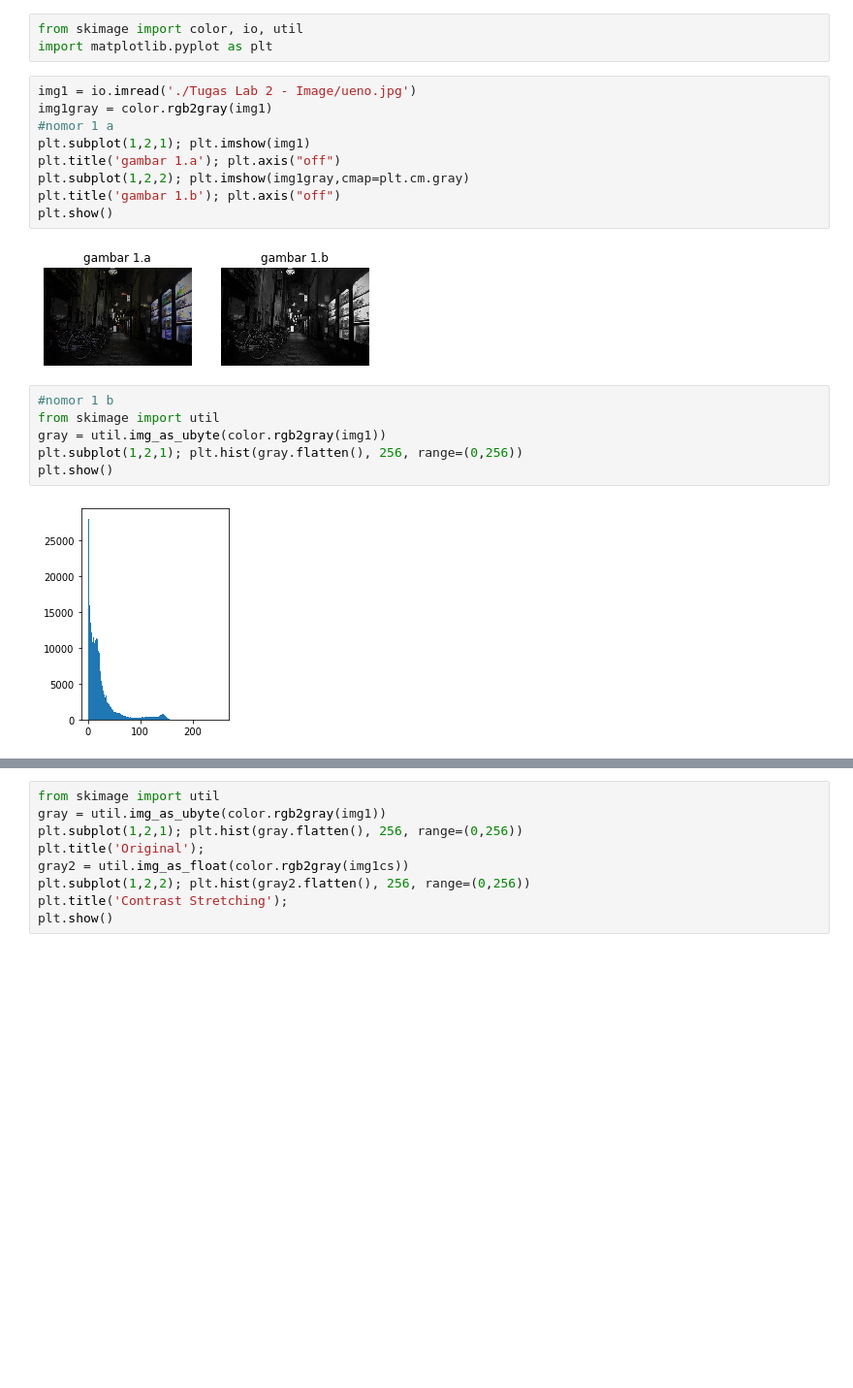
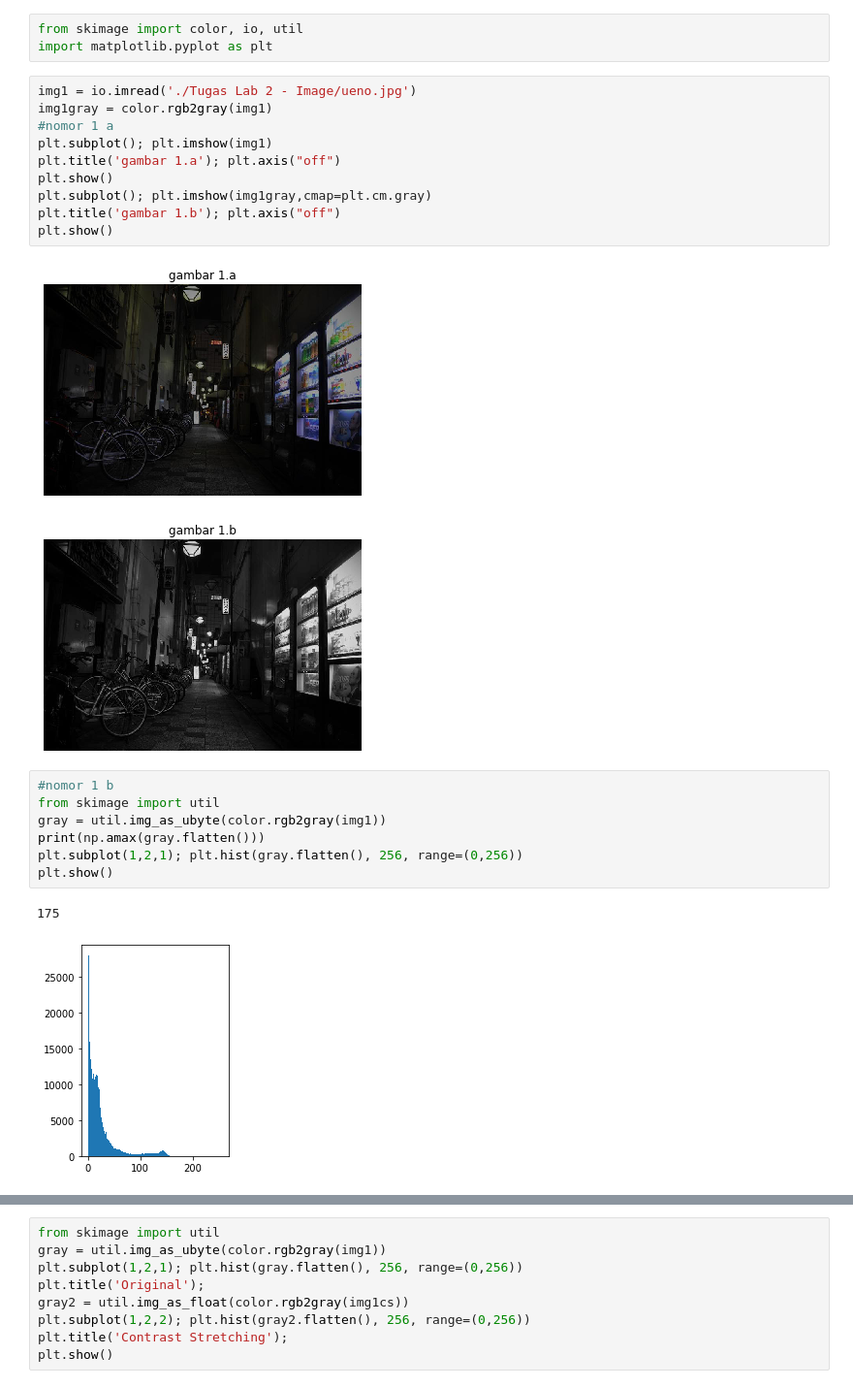
Before and after one commit to anwarfarihin/lab-pengcit, a Jupyter notebook: Tugas Lab 2 - Images/TugasLab2_Muhammad Anwar Farihin_1706039635.ipynb, the cells around one changed output, grey strips where cells are left out. Shown at 97% size. Cells and saved outputs as stored; diff of their text form; blank space fills up the shorter version.

```diff
--- a/Tugas Lab 2 - Images/TugasLab2_Muhammad Anwar Farihin_1706039635.ipynb
+++ b/Tugas Lab 2 - Images/TugasLab2_Muhammad Anwar Farihin_1706039635.ipynb
@@ -4,21 +4,25 @@ import matplotlib.pyplot as plt
 # %%
 img1 = io.imread('./Tugas Lab 2 - Image/ueno.jpg')
 img1gray = color.rgb2gray(img1)
 #nomor 1 a
-plt.subplot(1,2,1); plt.imshow(img1)
+plt.subplot(); plt.imshow(img1)
 plt.title('gambar 1.a'); plt.axis("off")
-plt.subplot(1,2,2); plt.imshow(img1gray,cmap=plt.cm.gray)
+plt.show()
+plt.subplot(); plt.imshow(img1gray,cmap=plt.cm.gray)
 plt.title('gambar 1.b'); plt.axis("off")
 plt.show()
 # %% [output]
-[figure, old version]
+[figure, new version]
+[figure, added]
 # %%
 #nomor 1 b
 from skimage import util
 gray = util.img_as_ubyte(color.rgb2gray(img1))
+print(np.amax(gray.flatten()))
 plt.subplot(1,2,1); plt.hist(gray.flatten(), 256, range=(0,256))
 plt.show()
 # %% [output]
+175
 [figure]
 # %%
 import numpy as np
```
Also changed, not shown: parts of 4 cells of this notebook, 2 other files.
